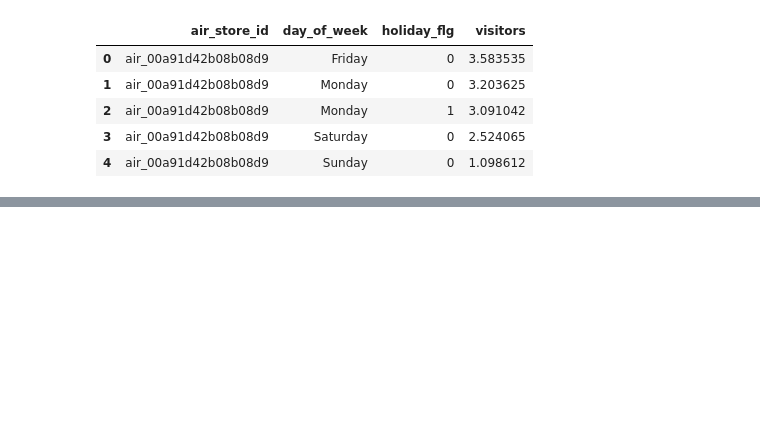
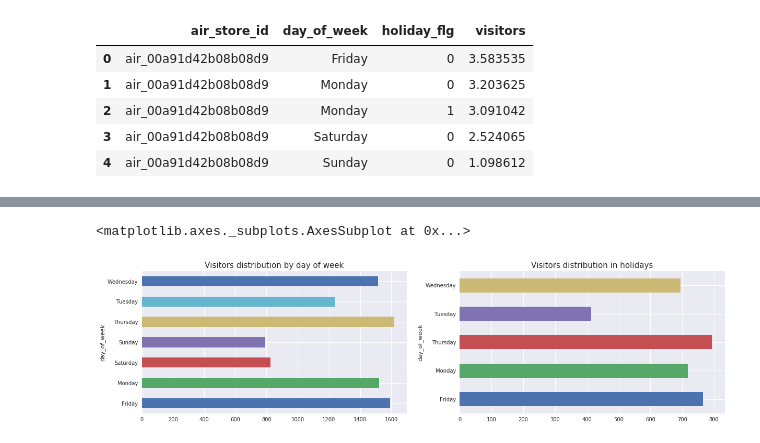
Before and after one commit to EulerFaria/Machine-Learning-Final-Project, a Jupyter notebook: Recruit Restaurant Visitor Forecasting.ipynb, the cells around one changed output, grey strips where cells are left out. Saved outputs shown, nothing was run; the diff lists cells and outputs as text; code cells hidden in the pictures; blank space fills up the shorter version.

```diff
--- a/Recruit Restaurant Visitor Forecasting.ipynb
+++ b/Recruit Restaurant Visitor Forecasting.ipynb
@@ -353,0 +154,11 @@ plt.show()
+# %%
+plt.figure(figsize=(20,5))
+plt.subplot(1,2,1)
+plt.title('Visitors distribution by day of week', fontsize=15)
+visitors.groupby('day_of_week')['visitors'].count().plot(kind = 'barh')
+plt.subplot(1,2,2)
+plt.title('Visitors distribution in holidays', fontsize=15)
+visitors[visitors['holiday_flg']==1].groupby('day_of_week')['visitors'].count().plot(kind = 'barh')
+# %% [output]
+<matplotlib.axes._subplots.AxesSubplot at 0x...>
+[figure, added]
```
Also changed, not shown: parts of 61 cells of this notebook, 1 other file.
